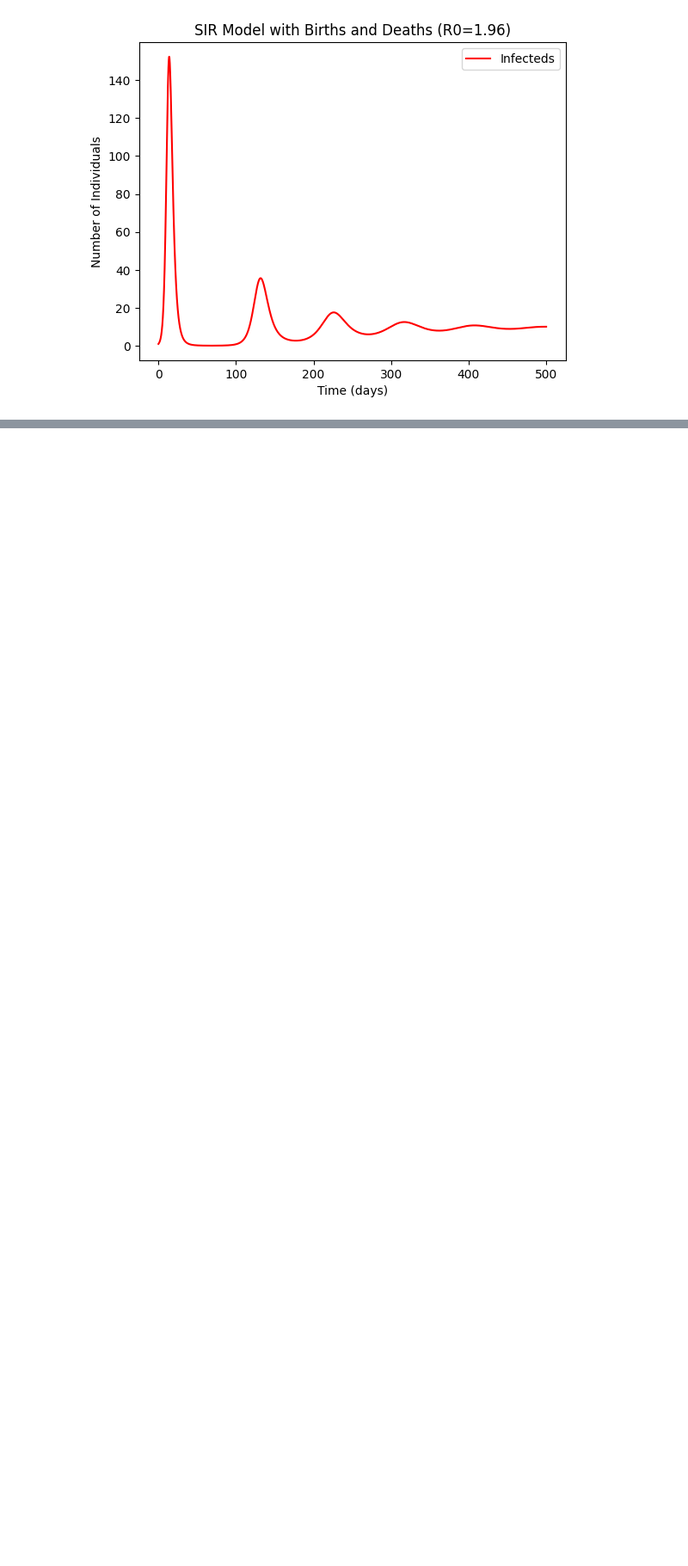
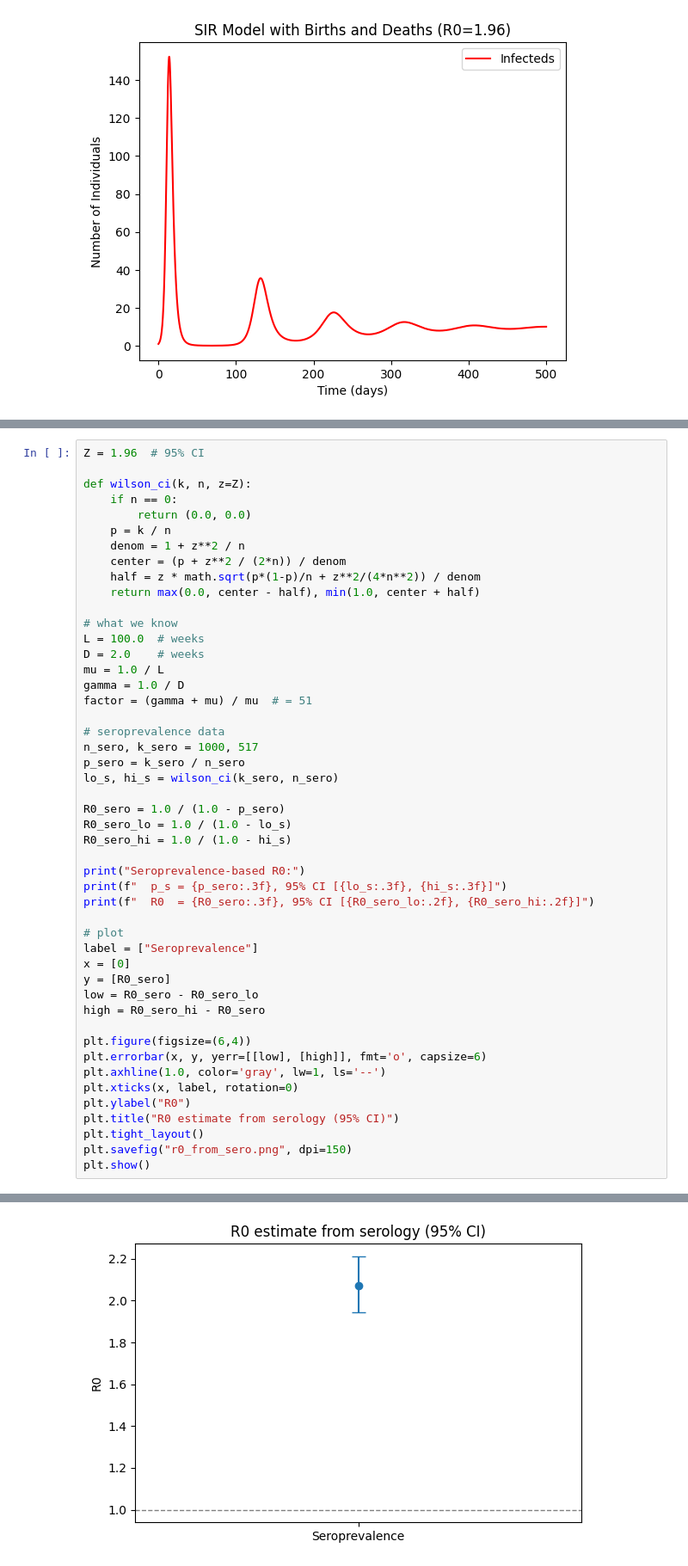
Before and after one commit to JasonHunter95/infectious-diseases, a Jupyter notebook: HW4/homework_4.ipynb, the cells around one changed output, grey strips where cells are left out. Shown: that part at 86% size. Saved outputs shown, nothing was run; the diff lists cells and outputs as text; blank space fills up the shorter version.

```diff
--- a/HW4/homework_4.ipynb
+++ b/HW4/homework_4.ipynb
@@ -154,3 +155,52 @@ R0 = 1.892  (95% CI: 1.823, 1.962)
 (gamma=0.50 per week, mu=0.01 per week, gamma+mu=0.51 per week)
 [figure]
 [figure]
+# %%
+Z = 1.96  # 95% CI
+
+def wilson_ci(k, n, z=Z):
+    if n == 0:
+        return (0.0, 0.0)
+    p = k / n
+    denom = 1 + z**2 / n
+    center = (p + z**2 / (2*n)) / denom
+    half = z * math.sqrt(p*(1-p)/n + z**2/(4*n**2)) / denom
+    return max(0.0, center - half), min(1.0, center + half)
+
+# what we know
+L = 100.0  # weeks
+D = 2.0    # weeks
+mu = 1.0 / L
+gamma = 1.0 / D
+factor = (gamma + mu) / mu  # = 51
+
+# seroprevalence data
+n_sero, k_sero = 1000, 517
+p_sero = k_sero / n_sero
+lo_s, hi_s = wilson_ci(k_sero, n_sero)
+
+R0_sero = 1.0 / (1.0 - p_sero)
+R0_sero_lo = 1.0 / (1.0 - lo_s)
+R0_sero_hi = 1.0 / (1.0 - hi_s)
+
+print("Seroprevalence-based R0:")
+print(f"  p_s = {p_sero:.3f}, 95% CI [{lo_s:.3f}, {hi_s:.3f}]")
+print(f"  R0  = {R0_sero:.3f}, 95% CI [{R0_sero_lo:.2f}, {R0_sero_hi:.2f}]")
+
+# plot
+label = ["Seroprevalence"]
+x = [0]
+y = [R0_sero]
+low = R0_sero - R0_sero_lo
+high = R0_sero_hi - R0_sero
+
+plt.figure(figsize=(6,4))
+plt.errorbar(x, y, yerr=[[low], [high]], fmt='o', capsize=6)
+plt.axhline(1.0, color='gray', lw=1, ls='--')
+plt.xticks(x, label, rotation=0)
+plt.ylabel("R0")
+plt.title("R0 estimate from serology (95% CI)")
+plt.tight_layout()
+plt.savefig("r0_from_sero.png", dpi=150)
+plt.show()
+# %% [output]
@@ -156,0 +210 @@ R0 = 1.892  (95% CI: 1.823, 1.962)
+[figure, added]
```
Also changed, not shown: parts of 5 cells of this notebook, 6 other files.
